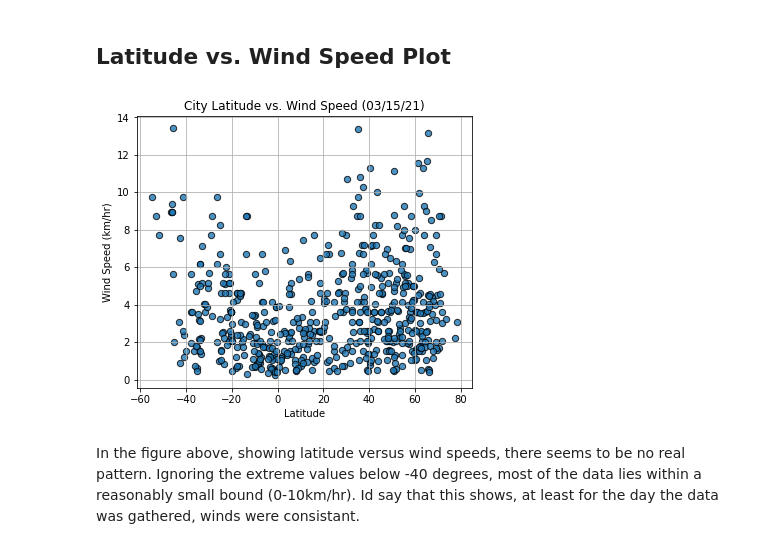
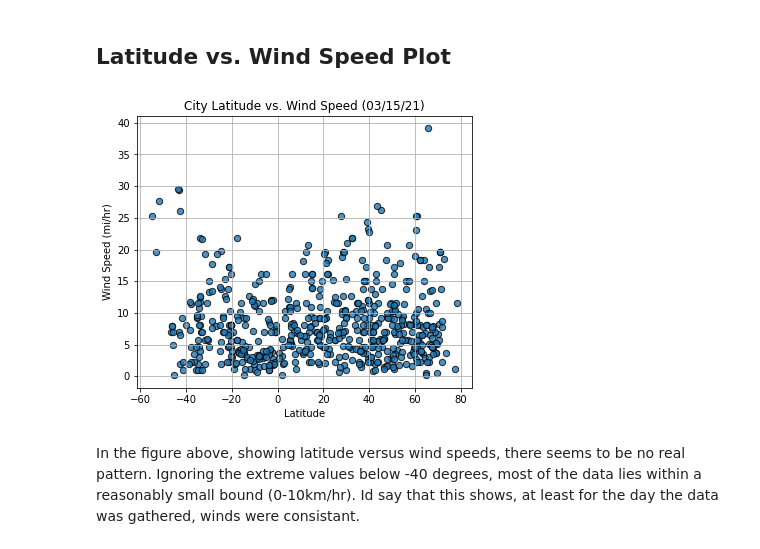
Before and after one commit to mdaxc6/python-api-challenge, a Jupyter notebook: WeatherPy/WeatherPy.ipynb, the cells around one changed output. Saved outputs shown, nothing was run; the diff lists cells and outputs as text; code cells hidden in the pictures.

```diff
--- a/WeatherPy/WeatherPy.ipynb
+++ b/WeatherPy/WeatherPy.ipynb
@@ -220,12 +222,12 @@ Shown in the plot above is the relationship between latitude of a city and the p
 # %%
 title = 'City Latitude vs. Wind Speed (03/15/21)'
 scatter = weather_df.plot(kind='scatter', x='Lat', y='Wind Speed', title=title, grid=True, figsize=(6,5), alpha=0.80, edgecolor='black', s=40)
 x_label = scatter.set_xlabel('Latitude')
-y_label = scatter.set_ylabel('Wind Speed (km/hr)')
+y_label = scatter.set_ylabel('Wind Speed (mi/hr)')
 
 scatter.get_figure().savefig('output_data/wind_v_lat.png')
 # %% [output]
-[figure, old version]
+[figure, new version]
 # %% [markdown]
 In the figure above, showing latitude versus wind speeds, there seems to be no real pattern. Ignoring the extreme values below -40 degrees, most of the data lies within a reasonably small bound (0-10km/hr). Id say that this shows, at least for the day the data was gathered, winds were consistant.
 # %% [markdown]
```
Also changed, not shown: parts of 17 cells of this notebook, 14 other files.
